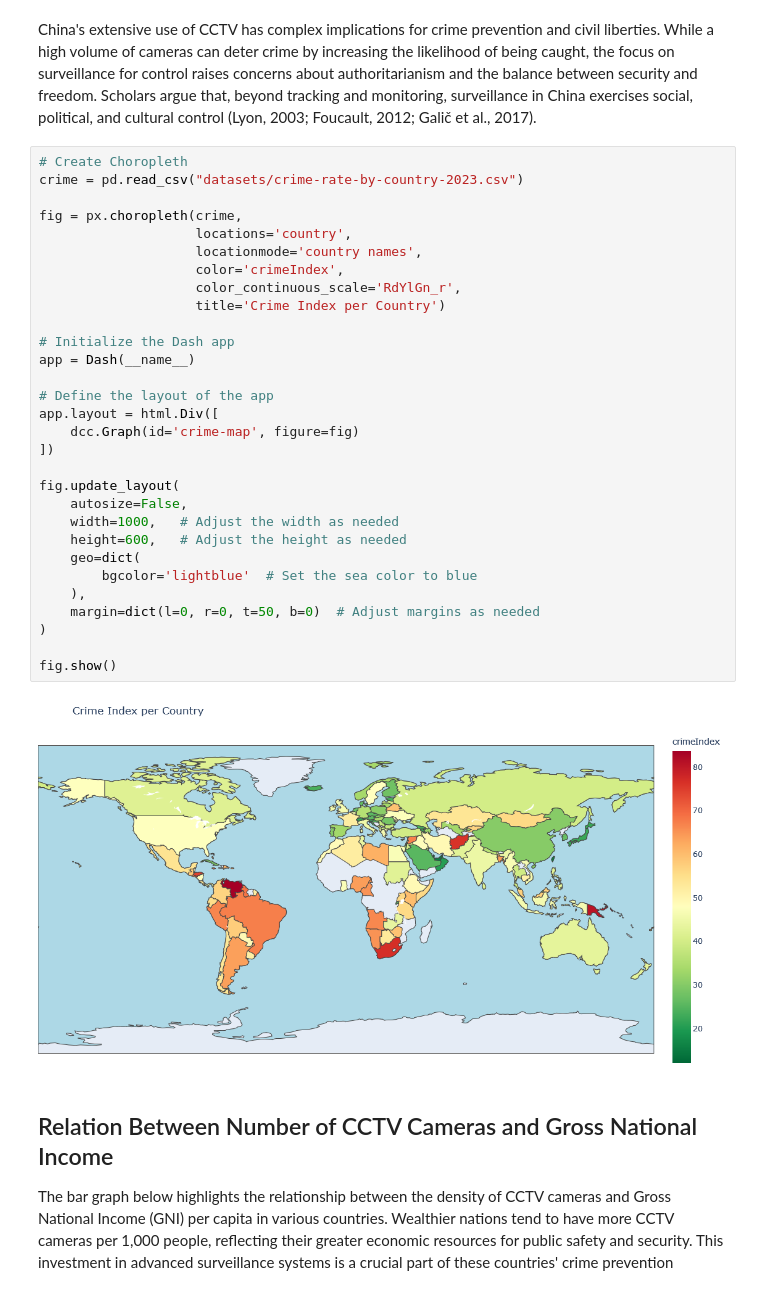
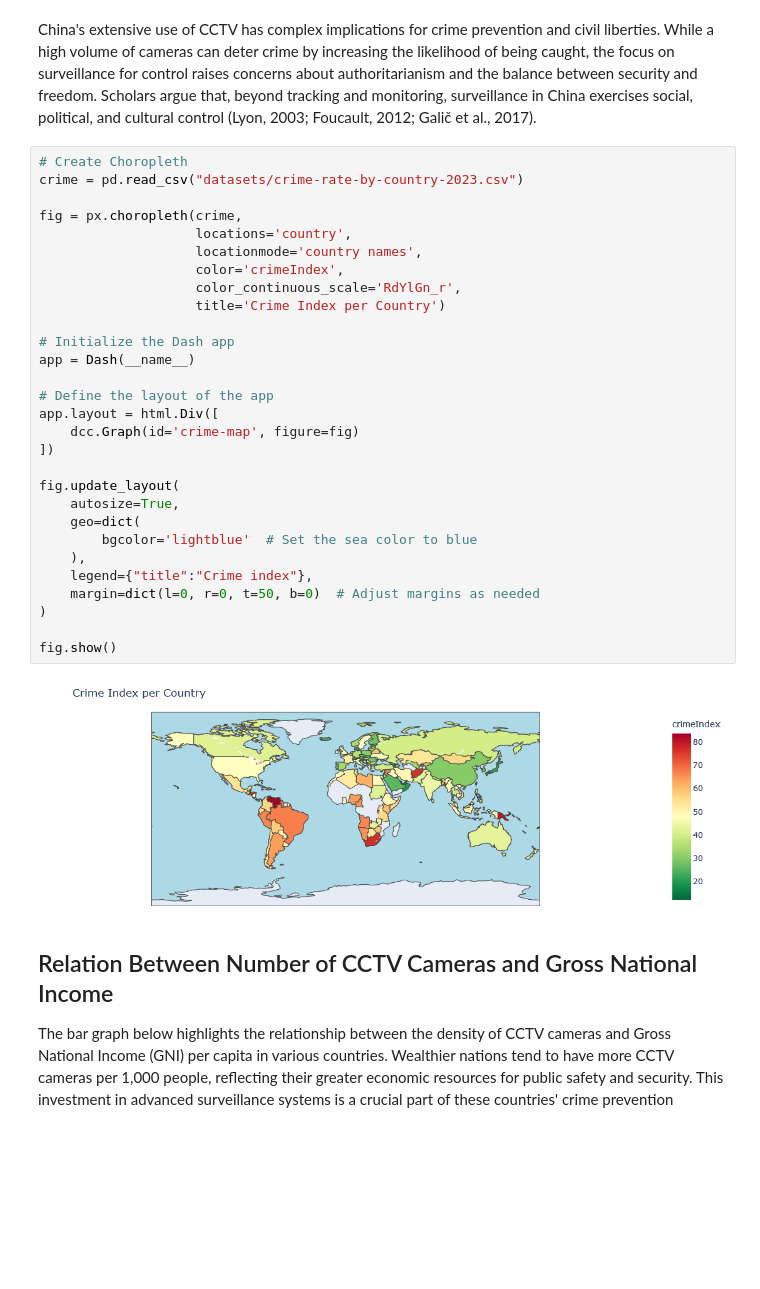
Before and after one commit to dejessias/Surveillance-Crime, a Jupyter notebook: _build/html/_sources/docs/Perspective 1.ipynb, the cells around one changed output. Saved outputs shown, nothing was run; the diff lists cells and outputs as text; blank space fills up the shorter version.

```diff
--- a/_build/html/_sources/docs/Perspective 1.ipynb
+++ b/_build/html/_sources/docs/Perspective 1.ipynb
@@ -112,35 +112,34 @@ China's extensive use of CCTV has complex implications for crime prevention and
 # %%
 # Create Choropleth
 crime = pd.read_csv("datasets/crime-rate-by-country-2023.csv")
 
 fig = px.choropleth(crime,
                     locations='country',
                     locationmode='country names',
                     color='crimeIndex',
                     color_continuous_scale='RdYlGn_r',
                     title='Crime Index per Country')
 
 # Initialize the Dash app
 app = Dash(__name__)
 
 # Define the layout of the app
 app.layout = html.Div([
     dcc.Graph(id='crime-map', figure=fig)
 ])
 
 fig.update_layout(
-    autosize=False,
-    width=1000,   # Adjust the width as needed
-    height=600,   # Adjust the height as needed
+    autosize=True,
     geo=dict(
         bgcolor='lightblue'  # Set the sea color to blue
     ),
+    legend={"title":"Crime index"},
     margin=dict(l=0, r=0, t=50, b=0)  # Adjust margins as needed
 )
 
 fig.show()
 # %% [output]
-[figure, old version]
+[figure, new version]
 # %% [markdown]
 ## Relation Between Number of CCTV Cameras and Gross National Income
 
```
Also changed, not shown: 9 other files.
